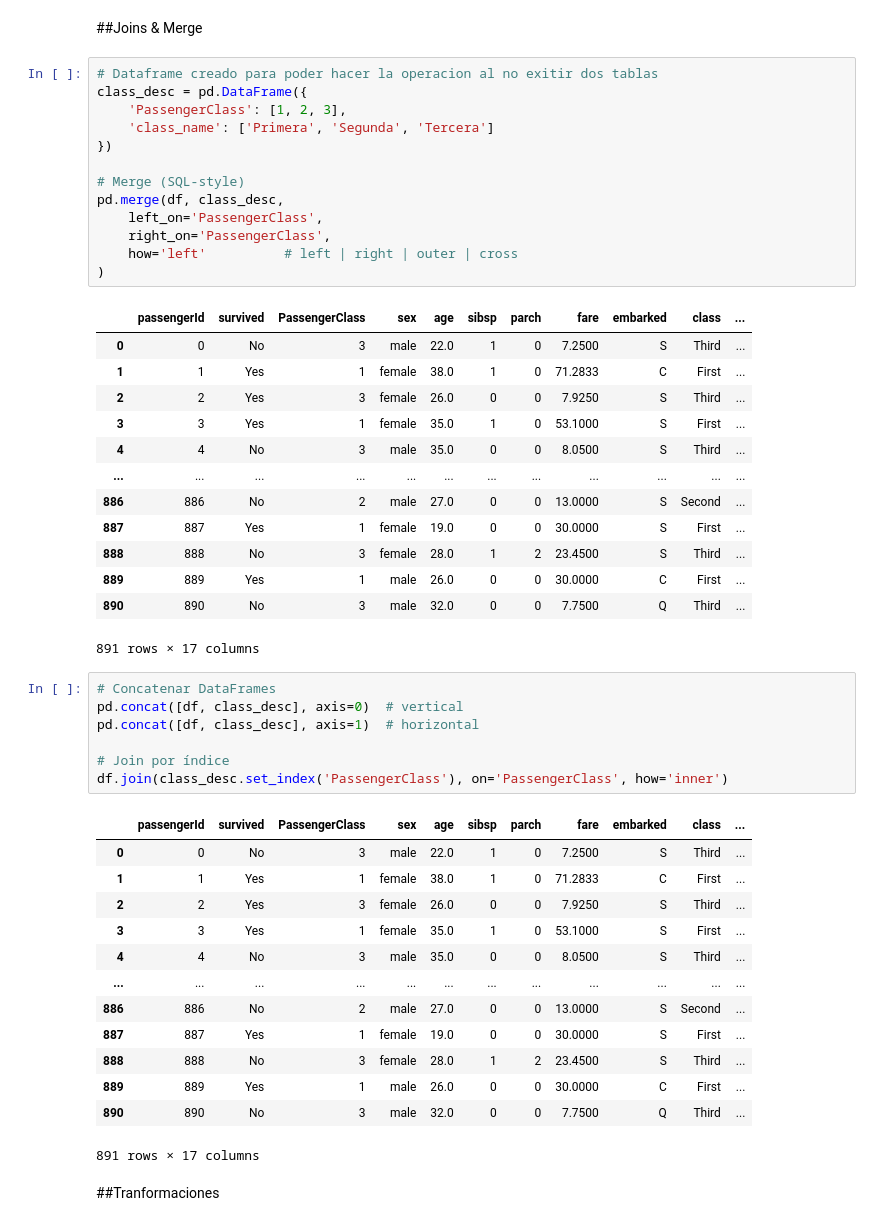
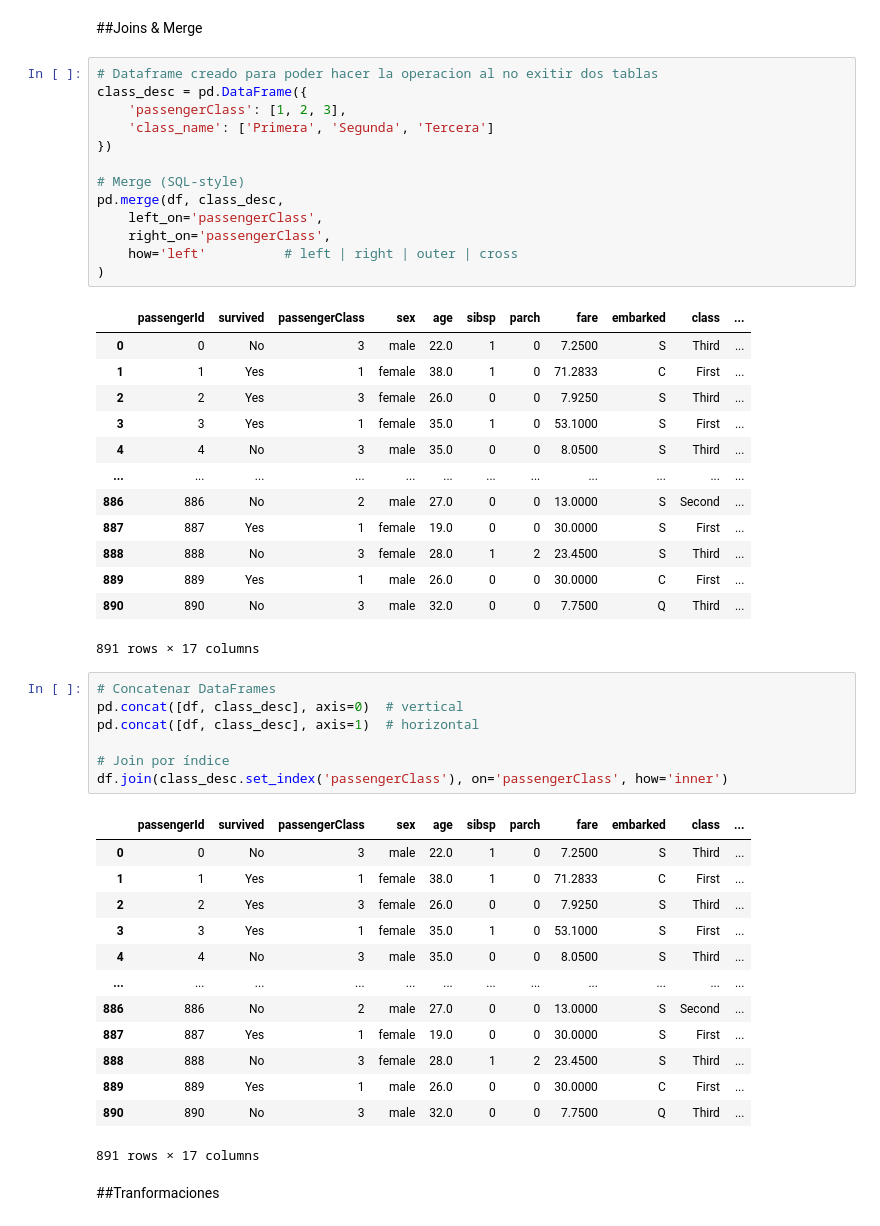
Before and after one commit to Armando122104/Titanic_Dataset, a Jupyter notebook: Titanic_Dataset.ipynb, the cells around one changed output. Drawn from its saved outputs; the diff is of its cells as text.

```diff
--- a/Titanic_Dataset.ipynb
+++ b/Titanic_Dataset.ipynb
@@ -280,18 +280,18 @@ pd.crosstab(df['embark_town'], df['who'])         # Es un contador de los valore
 # %%
 # Dataframe creado para poder hacer la operacion al no exitir dos tablas
 class_desc = pd.DataFrame({
-    'PassengerClass': [1, 2, 3],
+    'passengerClass': [1, 2, 3],
     'class_name': ['Primera', 'Segunda', 'Tercera']
 })
 
 # Merge (SQL-style)
 pd.merge(df, class_desc,
-    left_on='PassengerClass',
-    right_on='PassengerClass',
+    left_on='passengerClass',
+    right_on='passengerClass',
     how='left'          # left | right | outer | cross
 )
 # %% [output]
-|  | passengerId | survived | PassengerClass | sex | age | sibsp | parch | fare | embarked | class | ... |
+|  | passengerId | survived | passengerClass | sex | age | sibsp | parch | fare | embarked | class | ... |
 | 0 | 0 | No | 3 | male | 22.0 | 1 | 0 | 7.2500 | S | Third | ... |
 | 1 | 1 | Yes | 1 | female | 38.0 | 1 | 0 | 71.2833 | C | First | ... |
 | 2 | 2 | Yes | 3 | female | 26.0 | 0 | 0 | 7.9250 | S | Third | ... |
@@ -310,9 +310,9 @@ pd.concat([df, class_desc], axis=0)  # vertical
 pd.concat([df, class_desc], axis=1)  # horizontal
 
 # Join por índice
-df.join(class_desc.set_index('PassengerClass'), on='PassengerClass', how='inner')
+df.join(class_desc.set_index('passengerClass'), on='passengerClass', how='inner')
 # %% [output]
-|  | passengerId | survived | PassengerClass | sex | age | sibsp | parch | fare | embarked | class | ... |
+|  | passengerId | survived | passengerClass | sex | age | sibsp | parch | fare | embarked | class | ... |
 | 0 | 0 | No | 3 | male | 22.0 | 1 | 0 | 7.2500 | S | Third | ... |
 | 1 | 1 | Yes | 1 | female | 38.0 | 1 | 0 | 71.2833 | C | First | ... |
 | 2 | 2 | Yes | 3 | female | 26.0 | 0 | 0 | 7.9250 | S | Third | ... |
```
Also changed, not shown: parts of 5 cells of this notebook.
